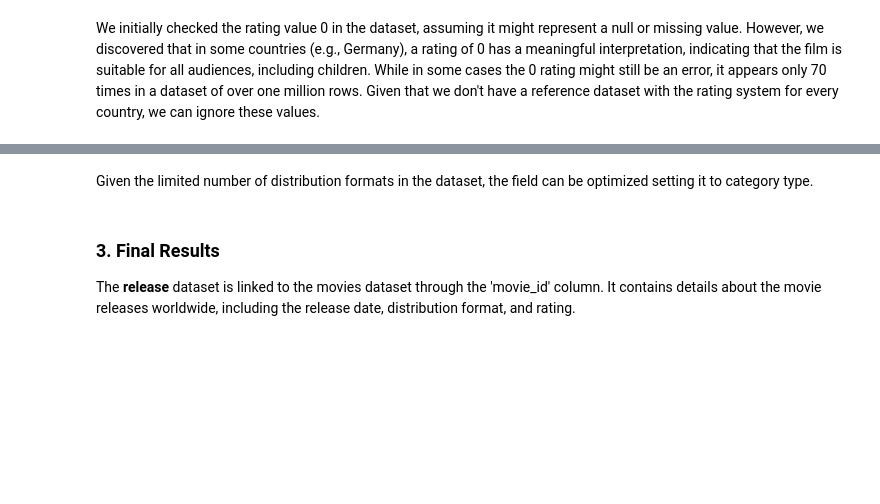
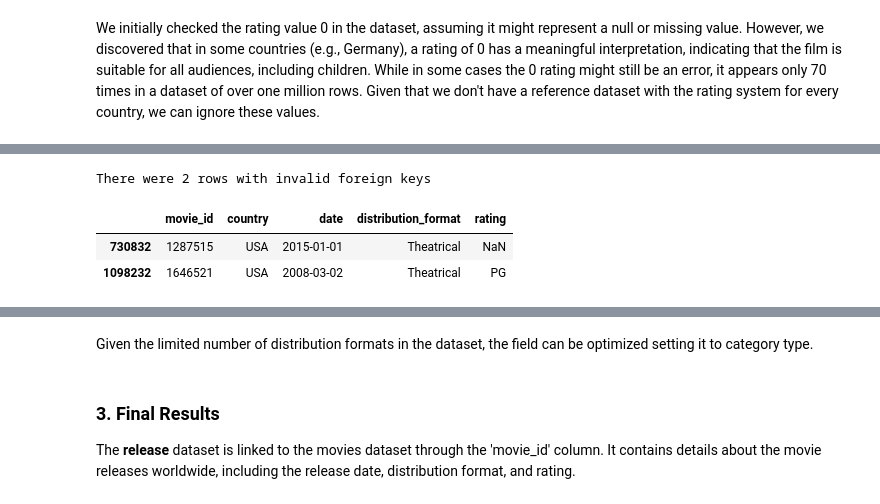
Before and after one commit to quelmitch/UNITO-IUM-TWEB, a Jupyter notebook: solution/data-analysis/data_cleaning.ipynb, the cells around one changed output, grey strips where cells are left out. Drawn from its saved outputs; the diff is of its cells as text; code cells hidden in the pictures; blank space fills up the shorter version.

```diff
--- a/solution/data-analysis/data_cleaning.ipynb
+++ b/solution/data-analysis/data_cleaning.ipynb
@@ -459,3 +507,18 @@ print(f"There are {releases_df.duplicated().sum()} duplicated rows")
+# %%
+# Identifying invalid foreign keys
+invalid_values = releases_df[~releases_df['movie_id'].isin(movies_df.index)]
+
+print(f"There {'were' if len(invalid_values) > 1 else 'was'} {len(invalid_values)} row{'s' if len(invalid_values) != 1 else ''} with invalid foreign keys")
+
+# Removing invalid values
+releases_df = releases_df.drop(invalid_values.index)
+
+invalid_values.head()
+# %% [output]
+There were 2 rows with invalid foreign keys
+|  | movie_id | country | date | distribution_format | rating |
+| 730832 | 1287515 | USA | 2015-01-01 | Theatrical | NaN |
+| 1098232 | 1646521 | USA | 2008-03-02 | Theatrical | PG |
 # %%
 # Setting the correct type for the columns
 releases_df['date'] = pd.to_datetime(releases_df['date'], format='%Y-%m-%d')
```
Also changed, not shown: parts of 21 cells of this notebook.
